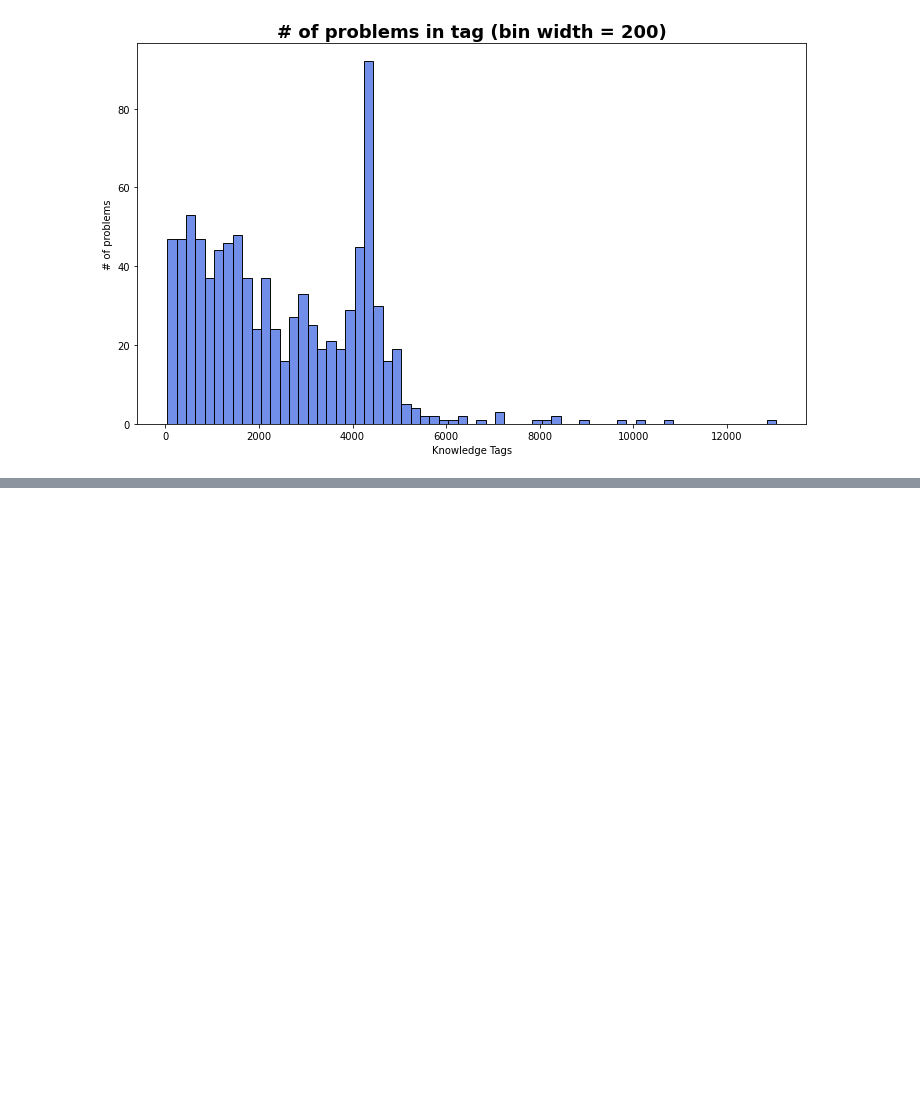
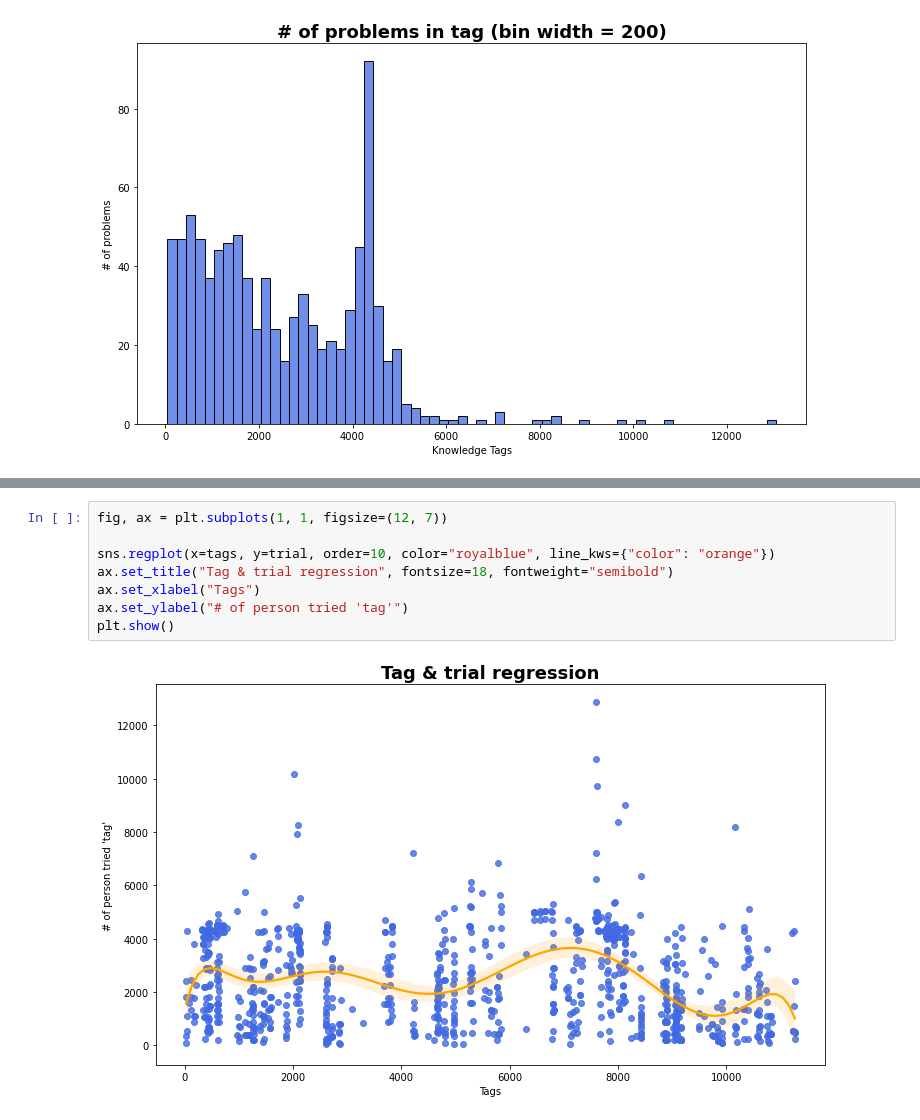
Before and after one commit to boostcampaitech3/level2-dkt-level2-recsys-07, a Jupyter notebook: EDA/eda_Jongmoon.ipynb, the cells around one changed output, grey strips where cells are left out. Drawn from its saved outputs; the diff is of its cells as text; blank space fills up the shorter version.

```diff
--- a/EDA/eda_Jongmoon.ipynb
+++ b/EDA/eda_Jongmoon.ipynb
@@ -386,0 +412,10 @@ plt.show()
+# %%
+fig, ax = plt.subplots(1, 1, figsize=(12, 7))
+
+sns.regplot(x=tags, y=trial, order=10, color="royalblue", line_kws={"color": "orange"})
+ax.set_title("Tag & trial regression", fontsize=18, fontweight="semibold")
+ax.set_xlabel("Tags")
+ax.set_ylabel("# of person tried 'tag'")
+plt.show()
+# %% [output]
+[figure, added]
```
Also changed, not shown: parts of 8 cells of this notebook.
